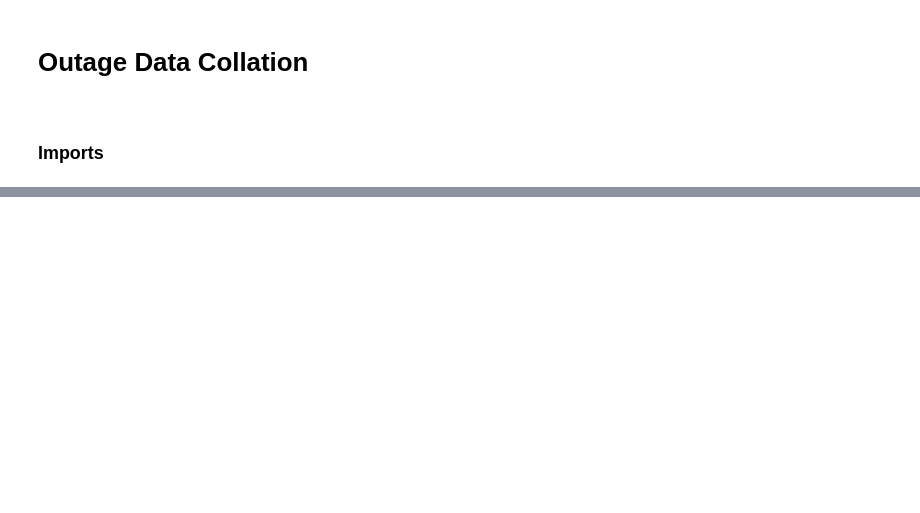
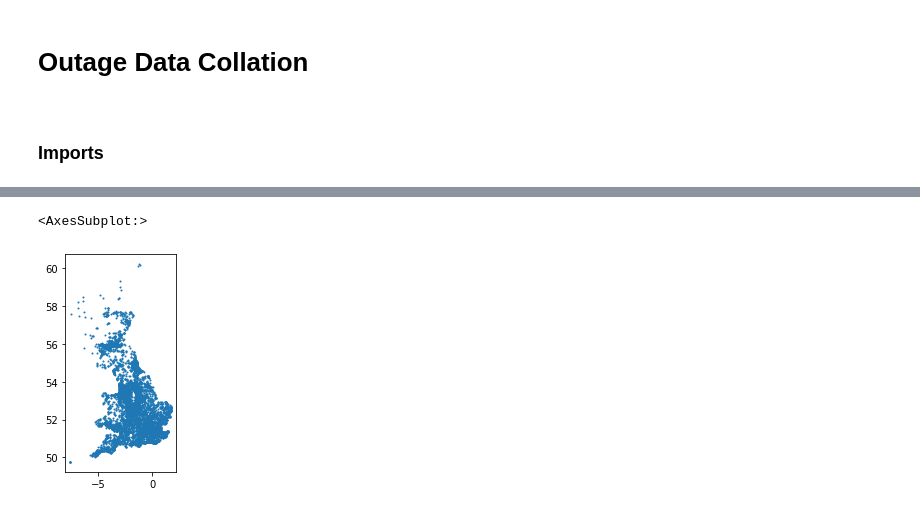
Before and after one commit to OSUKED/Outage-Watch, a Jupyter notebook: nbs/02-collation.ipynb, the cells around one changed output, grey strips where cells are left out. Saved outputs shown, nothing was run; the diff lists cells and outputs as text; code cells hidden in the pictures; blank space fills up the shorter version.

Commit message:
added postcode locs

```diff
--- a/nbs/02-collation.ipynb
+++ b/nbs/02-collation.ipynb
@@ -28,0 +36,11 @@ JSON([cleaned_incidents_info])
+# %%
+%%time
+
+spatial_data_dir = '../data/spatial'
+
+df_postcodes = pd.concat((pd.read_csv(f'{spatial_data_dir}/{f}', header=None) for f in os.listdir(spatial_data_dir) if '.csv' in f)).reset_index(drop=True)
+df_postcodes = df_postcodes[[0, 2, 3]].rename(columns={0: 'postcode', 2: 'northing', 3: 'easting'})
+gdf_postcodes = gpd.GeoDataFrame(df_postcodes[['postcode']], geometry=gpd.points_from_xy(df_postcodes['northing'], df_postcodes['easting']), crs='epsg:27700').to_crs('epsg:4326')
+
+gdf_postcodes.sample(int(1e4)).plot(markersize=1)
+# %% [output]
@@ -28,0 +48,2 @@ JSON([cleaned_incidents_info])
+<AxesSubplot:>
+[figure, added]
```
Also changed, not shown: parts of 10 cells of this notebook, 10 other files.
